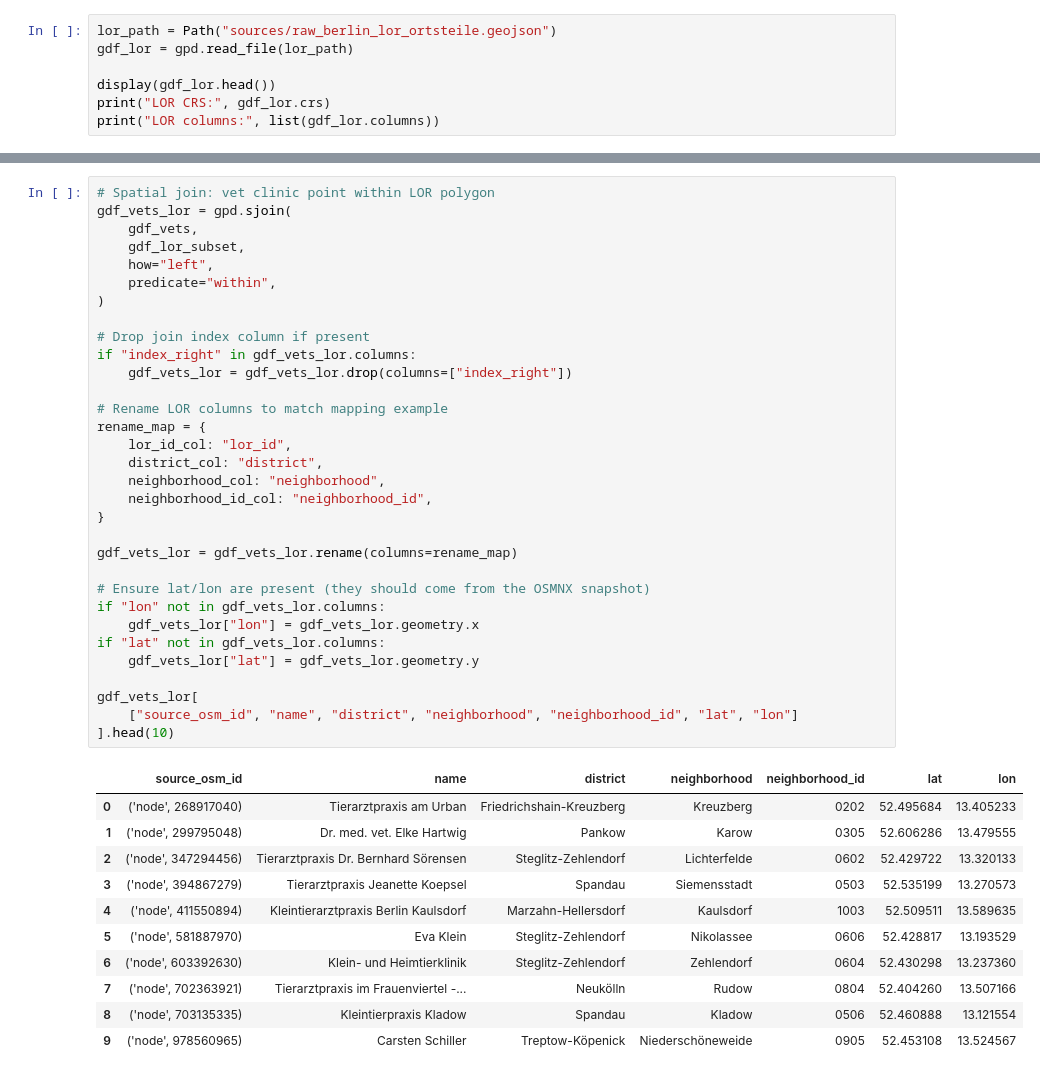
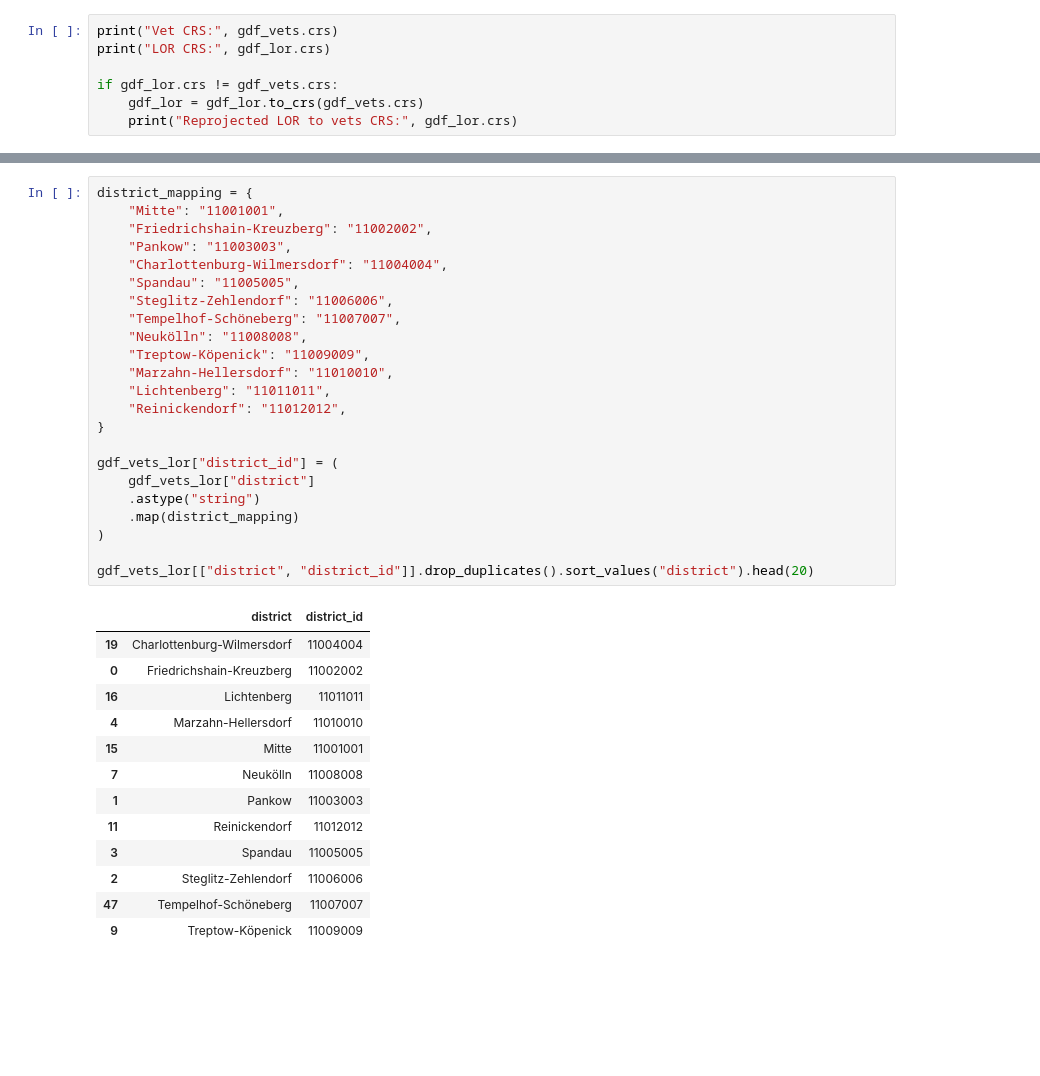
Before and after one commit to Nigar1209/berlin-poi-osm-pipeline, a Jupyter notebook: veterinary_clinics/01_vet_clinics_osm_lor_join.ipynb, the cells around one changed output, grey strips where cells are left out. Drawn from its saved outputs; the diff is of its cells as text; blank space fills up the shorter version.

Commit message:
Finalize vet clinics pipeline: OSMNX fetch, geometry preserved, Nominatim enrichment, NULL handling

```diff
--- a/veterinary_clinics/01_vet_clinics_osm_lor_join.ipynb
+++ b/veterinary_clinics/01_vet_clinics_osm_lor_join.ipynb
@@ -71,8 +55,8 @@ From this dataset we will keep:
 # %%
-lor_path = Path("sources/raw_berlin_lor_ortsteile.geojson")
-gdf_lor = gpd.read_file(lor_path)
+print("Vet CRS:", gdf_vets.crs)
+print("LOR CRS:", gdf_lor.crs)
 
-display(gdf_lor.head())
-print("LOR CRS:", gdf_lor.crs)
-print("LOR columns:", list(gdf_lor.columns))
+if gdf_lor.crs != gdf_vets.crs:
+    gdf_lor = gdf_lor.to_crs(gdf_vets.crs)
+    print("Reprojected LOR to vets CRS:", gdf_lor.crs)
 # %% [output]
@@ -153,45 +121,38 @@ The result adds:
 # %%
-# Spatial join: vet clinic point within LOR polygon
-gdf_vets_lor = gpd.sjoin(
-    gdf_vets,
-    gdf_lor_subset,
-    how="left",
-    predicate="within",
+district_mapping = {
+    "Mitte": "11001001",
+    "Friedrichshain-Kreuzberg": "11002002",
+    "Pankow": "11003003",
+    "Charlottenburg-Wilmersdorf": "11004004",
+    "Spandau": "11005005",
+    "Steglitz-Zehlendorf": "11006006",
+    "Tempelhof-Schöneberg": "11007007",
+    "Neukölln": "11008008",
+    "Treptow-Köpenick": "11009009",
+    "Marzahn-Hellersdorf": "11010010",
+    "Lichtenberg": "11011011",
+    "Reinickendorf": "11012012",
+}
+
+gdf_vets_lor["district_id"] = (
+    gdf_vets_lor["district"]
+    .astype("string")
+    .map(district_mapping)
 )
 
-# Drop join index column if present
-if "index_right" in gdf_vets_lor.columns:
-    gdf_vets_lor = gdf_vets_lor.drop(columns=["index_right"])
-
-# Rename LOR columns to match mapping example
-rename_map = {
-    lor_id_col: "lor_id",
-    district_col: "district",
-    neighborhood_col: "neighborhood",
-    neighborhood_id_col: "neighborhood_id",
-}
-
-gdf_vets_lor = gdf_vets_lor.rename(columns=rename_map)
-
-# Ensure lat/lon are present (they should come from the OSMNX snapshot)
-if "lon" not in gdf_vets_lor.columns:
-    gdf_vets_lor["lon"] = gdf_vets_lor.geometry.x
-if "lat" not in gdf_vets_lor.columns:
-    gdf_vets_lor["lat"] = gdf_vets_lor.geometry.y
-
-gdf_vets_lor[
-    ["source_osm_id", "name", "district", "neighborhood", "neighborhood_id", "lat", "lon"]
-].head(10)
+gdf_vets_lor[["district", "district_id"]].drop_duplicates().sort_values("district").head(20)
 # %% [output]
-|  | source_osm_id | name | district | neighborhood | neighborhood_id | lat | lon |
-| 0 | ('node', 268917040) | Tierarztpraxis am Urban | Friedrichshain-Kreuzberg | Kreuzberg | 0202 | 52.495684 | 13.405233 |
-| 1 | ('node', 299795048) | Dr. med. vet. Elke Hartwig | Pankow | Karow | 0305 | 52.606286 | 13.479555 |
-| 2 | ('node', 347294456) | Tierarztpraxis Dr. Bernhard Sörensen | Steglitz-Zehlendorf | Lichterfelde | 0602 | 52.429722 | 13.320133 |
-| 3 | ('node', 394867279) | Tierarztpraxis Jeanette Koepsel | Spandau | Siemensstadt | 0503 | 52.535199 | 13.270573 |
-| 4 | ('node', 411550894) | Kleintierarztpraxis Berlin Kaulsdorf | Marzahn-Hellersdorf | Kaulsdorf | 1003 | 52.509511 | 13.589635 |
-| 5 | ('node', 581887970) | Eva Klein | Steglitz-Zehlendorf | Nikolassee | 0606 | 52.428817 | 13.193529 |
-| 6 | ('node', 603392630) | Klein- und Heimtierklinik | Steglitz-Zehlendorf | Zehlendorf | 0604 | 52.430298 | 13.237360 |
-| 7 | ('node', 702363921) | Tierarztpraxis im Frauenviertel -... | Neukölln | Rudow | 0804 | 52.404260 | 13.507166 |
-| 8 | ('node', 703135335) | Kleintierpraxis Kladow | Spandau | Kladow | 0506 | 52.460888 | 13.121554 |
-| 9 | ('node', 978560965) | Carsten Schiller | Treptow-Köpenick | Niederschöneweide | 0905 | 52.453108 | 13.524567 |
+|  | district | district_id |
+| 19 | Charlottenburg-Wilmersdorf | 11004004 |
+| 0 | Friedrichshain-Kreuzberg | 11002002 |
+| 16 | Lichtenberg | 11011011 |
+| 4 | Marzahn-Hellersdorf | 11010010 |
+| 15 | Mitte | 11001001 |
+| 7 | Neukölln | 11008008 |
+| 1 | Pankow | 11003003 |
+| 11 | Reinickendorf | 11012012 |
+| 3 | Spandau | 11005005 |
+| 2 | Steglitz-Zehlendorf | 11006006 |
+| 47 | Tempelhof-Schöneberg | 11007007 |
+| 9 | Treptow-Köpenick | 11009009 |
 # %% [markdown]
```
Also changed, not shown: parts of 15 cells of this notebook, 6 other files.
